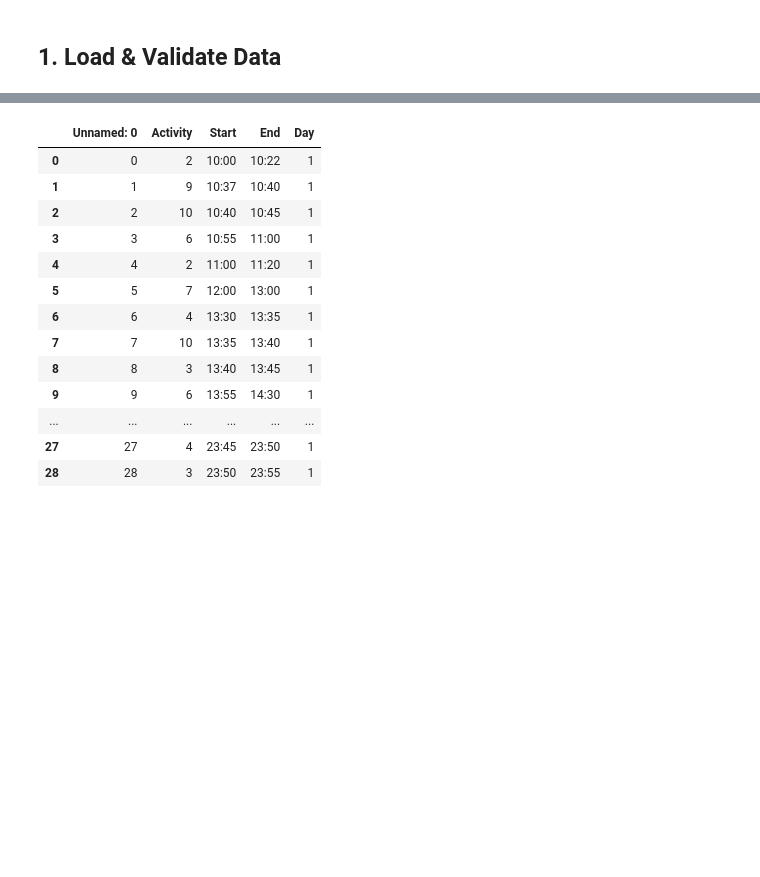
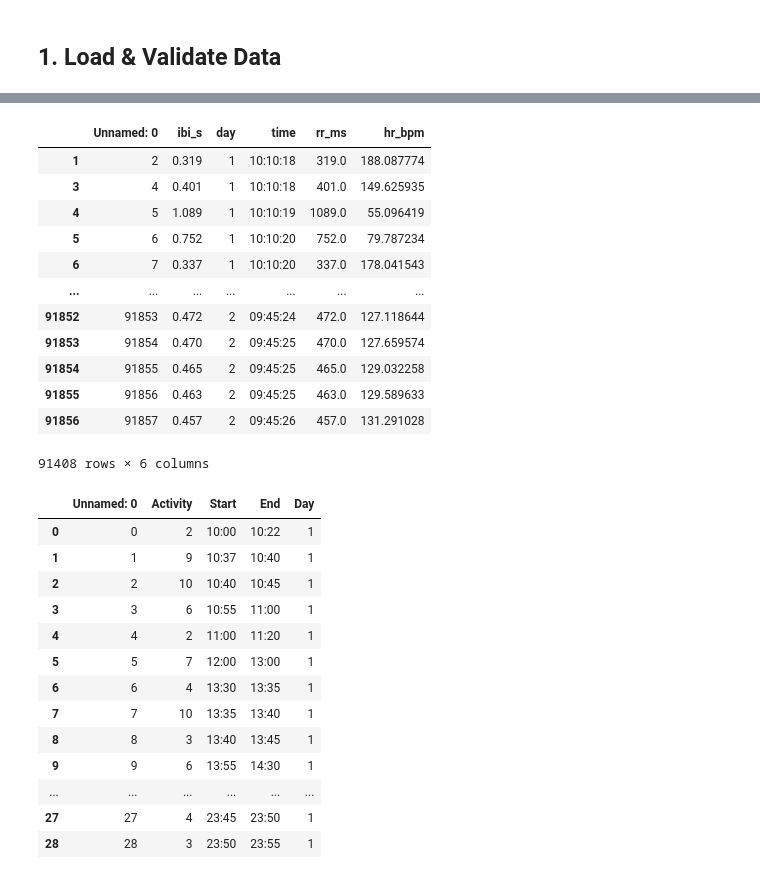
Before and after one commit to KceniaB/signal-to-insight, a Jupyter notebook: notebooks/01_mmash_exploration_v2.ipynb, the cells around one changed output, grey strips where cells are left out. Drawn from its saved outputs; the diff is of its cells as text; code cells hidden in the pictures; blank space fills up the shorter version.

```diff
--- a/notebooks/01_mmash_exploration_v2.ipynb
+++ b/notebooks/01_mmash_exploration_v2.ipynb
@@ -143,3 +210,19 @@ Mean HR: 88.1 bpm
+# %%
+rr_clean
+# %% [output]
+|  | Unnamed: 0 | ibi_s | day | time | rr_ms | hr_bpm |
+| 1 | 2 | 0.319 | 1 | 10:10:18 | 319.0 | 188.087774 |
+| 3 | 4 | 0.401 | 1 | 10:10:18 | 401.0 | 149.625935 |
+| 4 | 5 | 1.089 | 1 | 10:10:19 | 1089.0 | 55.096419 |
+| 5 | 6 | 0.752 | 1 | 10:10:20 | 752.0 | 79.787234 |
+| 6 | 7 | 0.337 | 1 | 10:10:20 | 337.0 | 178.041543 |
+| ... | ... | ... | ... | ... | ... | ... |
+| 91852 | 91853 | 0.472 | 2 | 09:45:24 | 472.0 | 127.118644 |
+| 91853 | 91854 | 0.470 | 2 | 09:45:25 | 470.0 | 127.659574 |
+| 91854 | 91855 | 0.465 | 2 | 09:45:25 | 465.0 | 129.032258 |
+| 91855 | 91856 | 0.463 | 2 | 09:45:25 | 463.0 | 129.589633 |
+| 91856 | 91857 | 0.457 | 2 | 09:45:26 | 457.0 | 131.291028 |
+91408 rows × 6 columns
 # %%
 data["activity"]
 # %% [output]
```
Also changed, not shown: parts of 7 cells of this notebook, 3 other files.
